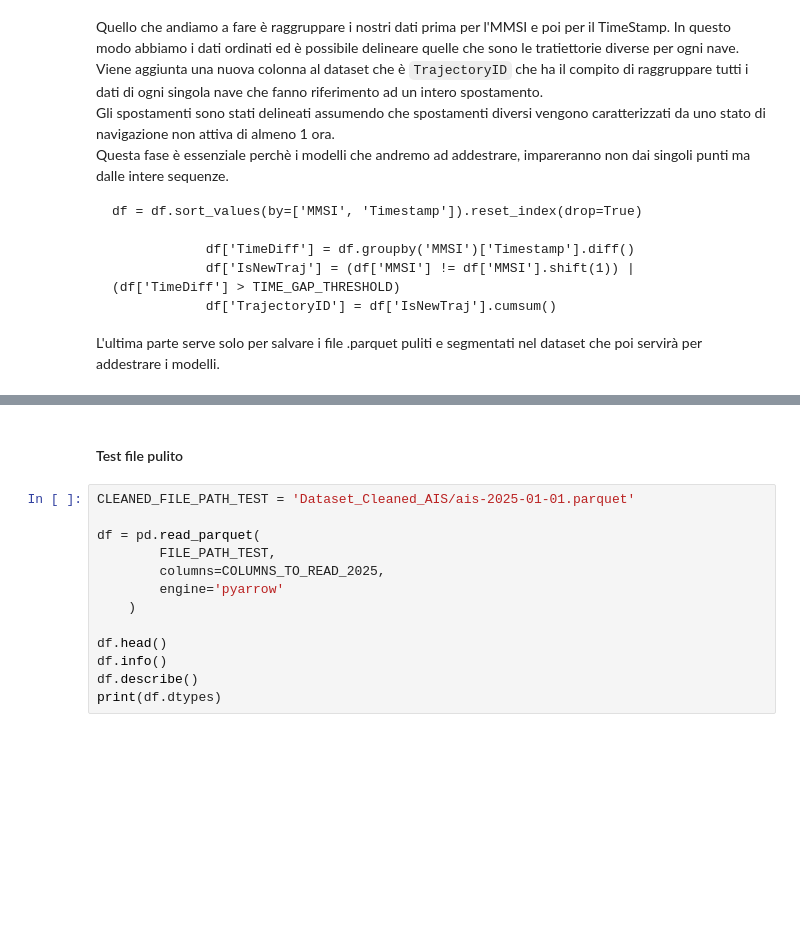
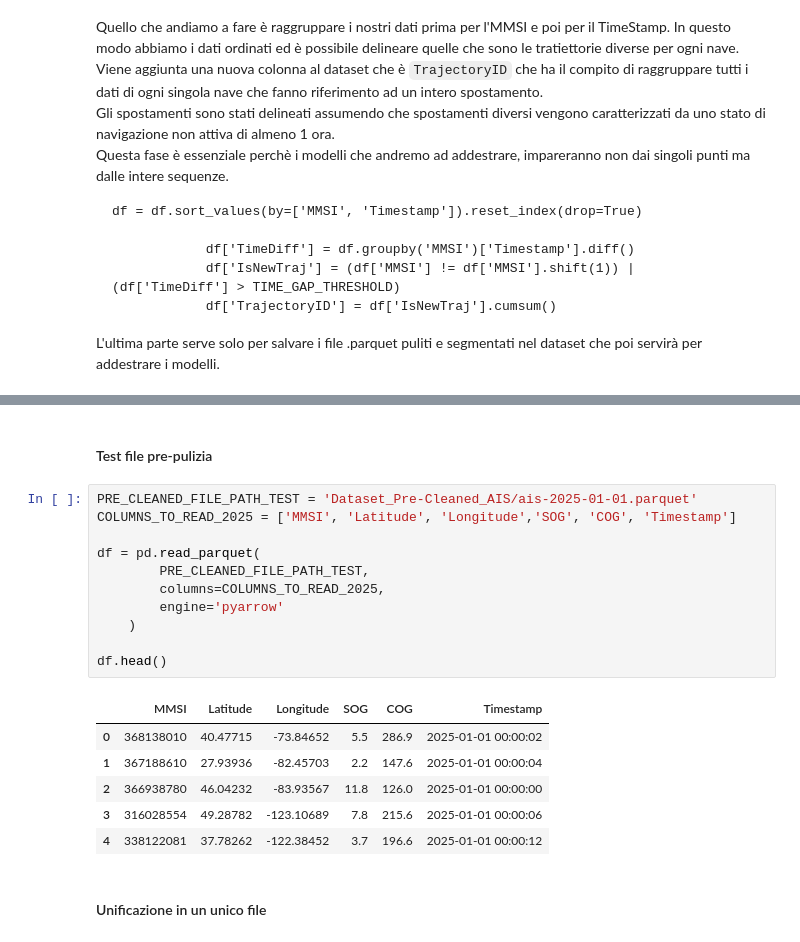
Before and after one commit to LaroccaA/Detecting-Trajectory-Spoofing-Attacks-on-AIS, a Jupyter notebook: Progetto/Pre-Elaborazione Dati/Pulizia Data AIS.ipynb, the cells around one changed output, grey strips where cells are left out. Saved outputs shown, nothing was run; the diff lists cells and outputs as text; blank space fills up the shorter version.

```diff
--- a/Progetto/Pre-Elaborazione Dati/Pulizia Data AIS.ipynb
+++ b/Progetto/Pre-Elaborazione Dati/Pulizia Data AIS.ipynb
@@ -244,15 +264,22 @@ print("\n--- FASE 1 (Pre-Pulizia) completata. ---")
 # %% [markdown]
-#### Test file pulito
+#### Test file pre-pulizia
 # %%
-CLEANED_FILE_PATH_TEST = 'Dataset_Cleaned_AIS/ais-2025-01-01.parquet'
+PRE_CLEANED_FILE_PATH_TEST = 'Dataset_Pre-Cleaned_AIS/ais-2025-01-01.parquet'
+COLUMNS_TO_READ_2025 = ['MMSI', 'Latitude', 'Longitude','SOG', 'COG', 'Timestamp']
 
 df = pd.read_parquet(
-        FILE_PATH_TEST,
+        PRE_CLEANED_FILE_PATH_TEST,
         columns=COLUMNS_TO_READ_2025,
         engine='pyarrow'
     )
 
 df.head()
-df.info()
-df.describe()
-print(df.dtypes)
+# %% [output]
+|  | MMSI | Latitude | Longitude | SOG | COG | Timestamp |
+| 0 | 368138010 | 40.47715 | -73.84652 | 5.5 | 286.9 | 2025-01-01 00:00:02 |
+| 1 | 367188610 | 27.93936 | -82.45703 | 2.2 | 147.6 | 2025-01-01 00:00:04 |
+| 2 | 366938780 | 46.04232 | -83.93567 | 11.8 | 126.0 | 2025-01-01 00:00:00 |
+| 3 | 316028554 | 49.28782 | -123.10689 | 7.8 | 215.6 | 2025-01-01 00:00:06 |
+| 4 | 338122081 | 37.78262 | -122.38452 | 3.7 | 196.6 | 2025-01-01 00:00:12 |
+# %% [markdown]
+#### Unificazione in un unico file
```
Also changed, not shown: parts of 5 cells of this notebook.
